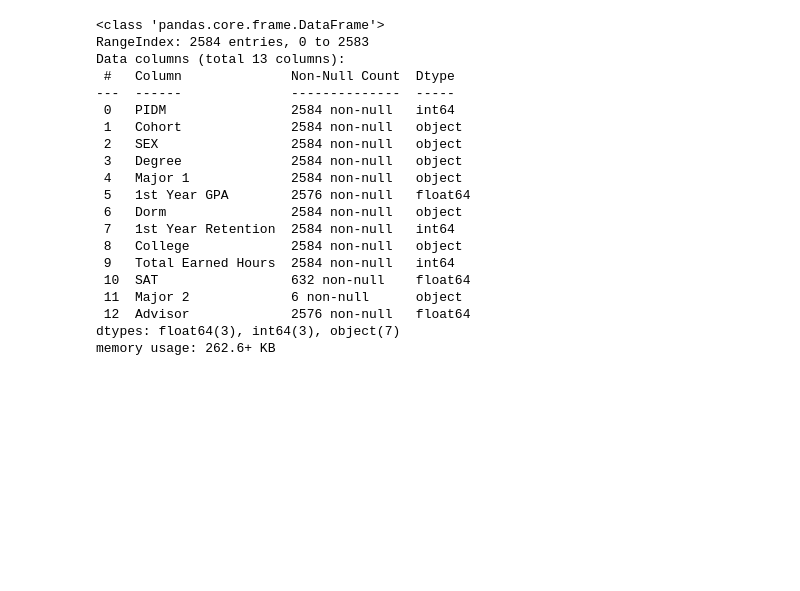
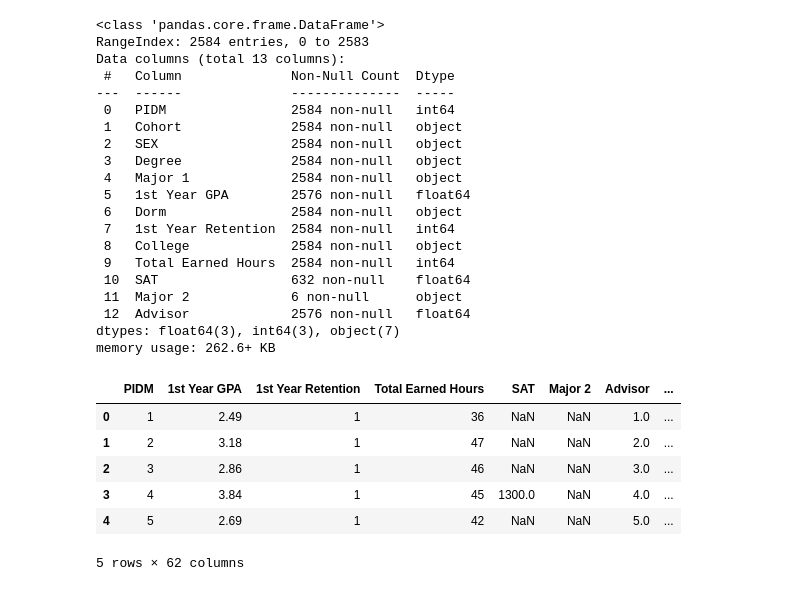
Before and after one commit to kflemming30/Student-Drop-Out-Prediction, a Jupyter notebook: DropOutAnalysis.ipynb, the cells around one changed output. Cells and saved outputs as stored; diff of their text form; code cells hidden in the pictures; blank space fills up the shorter version.

```diff
--- a/DropOutAnalysis.ipynb
+++ b/DropOutAnalysis.ipynb
@@ -76,3 +82,20 @@ Data columns (total 13 columns):
  12  Advisor             2576 non-null   float64
 dtypes: float64(3), int64(3), object(7)
 memory usage: 262.6+ KB
+# %%
+
+# Select categorical columns for one-hot encoding
+categorical_cols = ['Cohort', 'SEX', 'Degree', 'Major 1', 'Dorm', 'College']
+
+# Perform one-hot encoding
+student_df_encoded = pd.get_dummies(student_df, columns=categorical_cols)
+
+student_df_encoded.head()
+# %% [output]
+|  | PIDM | 1st Year GPA | 1st Year Retention | Total Earned Hours | SAT | Major 2 | Advisor | ... |
+| 0 | 1 | 2.49 | 1 | 36 | NaN | NaN | 1.0 | ... |
+| 1 | 2 | 3.18 | 1 | 47 | NaN | NaN | 2.0 | ... |
+| 2 | 3 | 2.86 | 1 | 46 | NaN | NaN | 3.0 | ... |
+| 3 | 4 | 3.84 | 1 | 45 | 1300.0 | NaN | 4.0 | ... |
+| 4 | 5 | 2.69 | 1 | 42 | NaN | NaN | 5.0 | ... |
+5 rows × 62 columns
```
Also changed, not shown: parts of 34 cells of this notebook.
